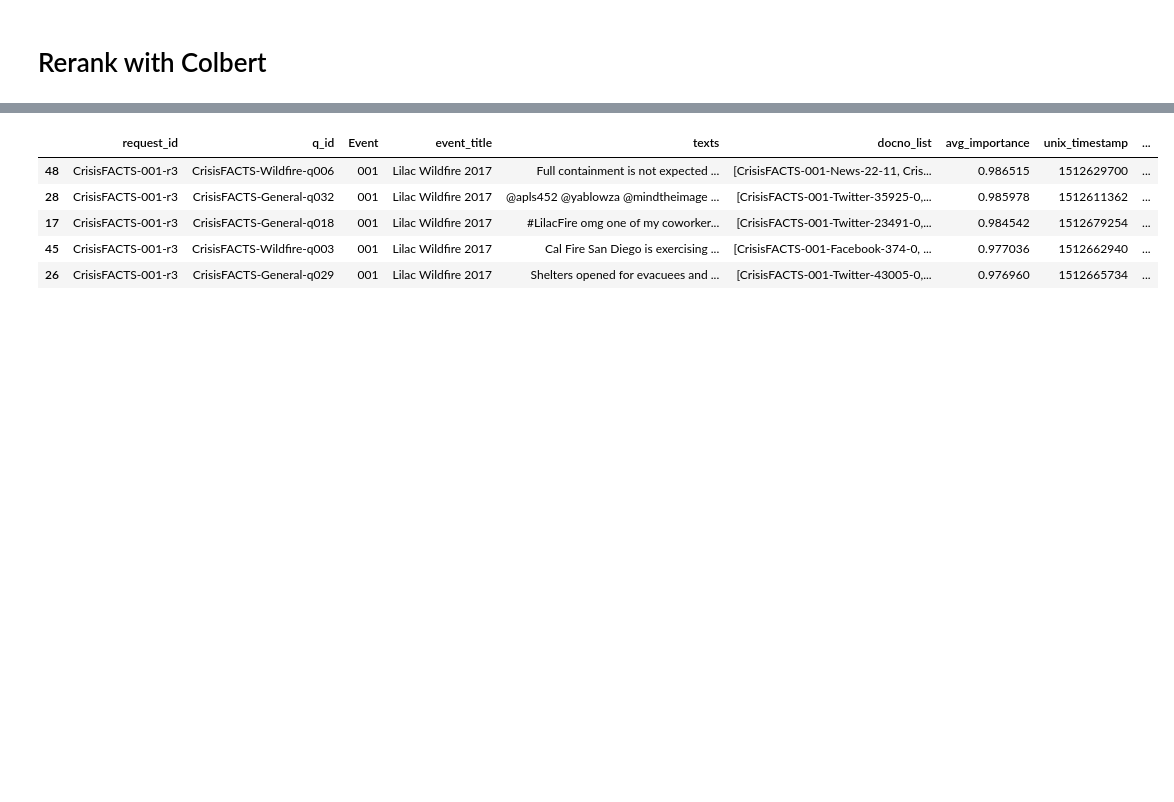
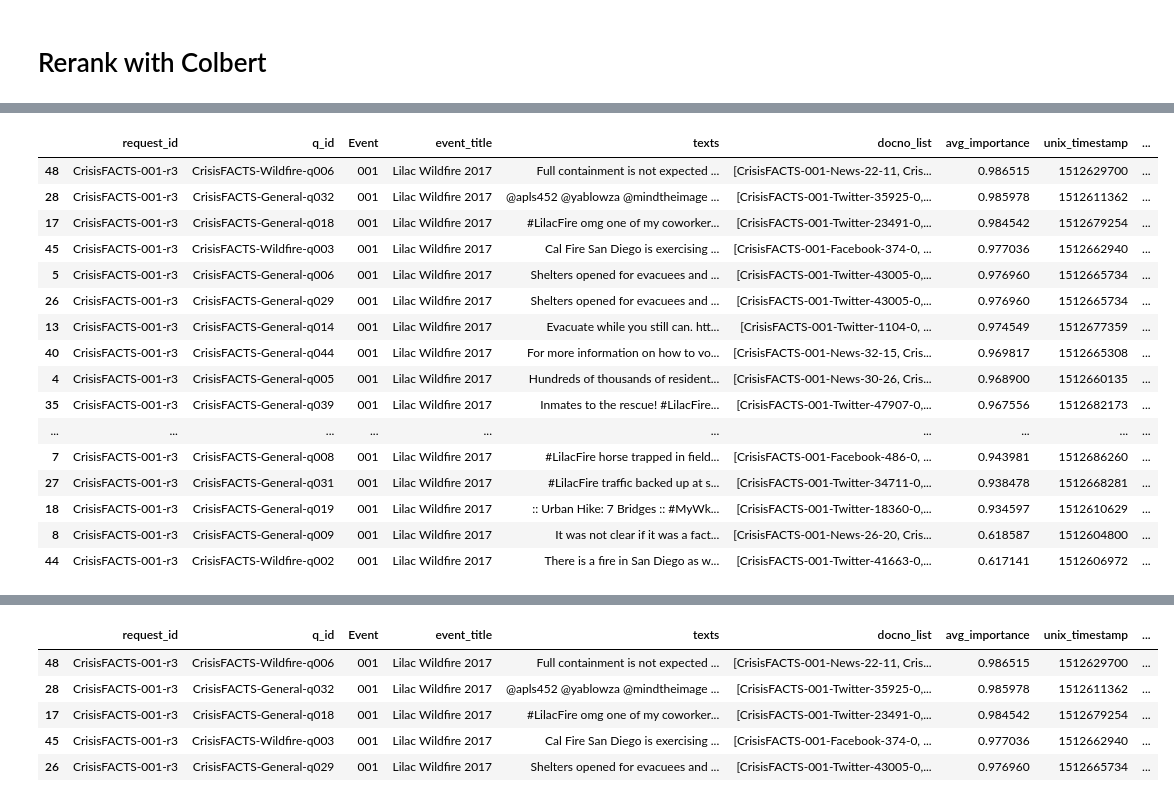
Before and after one commit to jaehobahng/crisisfacts_summarization, a Jupyter notebook: example.ipynb, the cells around one changed output, grey strips where cells are left out. Saved outputs shown, nothing was run; the diff lists cells and outputs as text; code cells hidden in the pictures; blank space fills up the shorter version.

```diff
--- a/example.ipynb
+++ b/example.ipynb
@@ -55,0 +79,20 @@ crisisfacts/001/2017-12-07  processing
+# %%
+a.head(20)
+# %% [output]
+|  | request_id | q_id | Event | event_title | texts | docno_list | avg_importance | unix_timestamp | ... |
+| 48 | CrisisFACTS-001-r3 | CrisisFACTS-Wildfire-q006 | 001 | Lilac Wildfire 2017 | Full containment is not expected ... | [CrisisFACTS-001-News-22-11, Cris... | 0.986515 | 1512629700 | ... |
+| 28 | CrisisFACTS-001-r3 | CrisisFACTS-General-q032 | 001 | Lilac Wildfire 2017 | @apls452 @yablowza @mindtheimage ... | [CrisisFACTS-001-Twitter-35925-0,... | 0.985978 | 1512611362 | ... |
+| 17 | CrisisFACTS-001-r3 | CrisisFACTS-General-q018 | 001 | Lilac Wildfire 2017 | #LilacFire omg one of my coworker... | [CrisisFACTS-001-Twitter-23491-0,... | 0.984542 | 1512679254 | ... |
+| 45 | CrisisFACTS-001-r3 | CrisisFACTS-Wildfire-q003 | 001 | Lilac Wildfire 2017 | Cal Fire San Diego is exercising ... | [CrisisFACTS-001-Facebook-374-0, ... | 0.977036 | 1512662940 | ... |
+| 5 | CrisisFACTS-001-r3 | CrisisFACTS-General-q006 | 001 | Lilac Wildfire 2017 | Shelters opened for evacuees and ... | [CrisisFACTS-001-Twitter-43005-0,... | 0.976960 | 1512665734 | ... |
+| 26 | CrisisFACTS-001-r3 | CrisisFACTS-General-q029 | 001 | Lilac Wildfire 2017 | Shelters opened for evacuees and ... | [CrisisFACTS-001-Twitter-43005-0,... | 0.976960 | 1512665734 | ... |
+| 13 | CrisisFACTS-001-r3 | CrisisFACTS-General-q014 | 001 | Lilac Wildfire 2017 | Evacuate while you still can. htt... | [CrisisFACTS-001-Twitter-1104-0, ... | 0.974549 | 1512677359 | ... |
+| 40 | CrisisFACTS-001-r3 | CrisisFACTS-General-q044 | 001 | Lilac Wildfire 2017 | For more information on how to vo... | [CrisisFACTS-001-News-32-15, Cris... | 0.969817 | 1512665308 | ... |
+| 4 | CrisisFACTS-001-r3 | CrisisFACTS-General-q005 | 001 | Lilac Wildfire 2017 | Hundreds of thousands of resident... | [CrisisFACTS-001-News-30-26, Cris... | 0.968900 | 1512660135 | ... |
+| 35 | CrisisFACTS-001-r3 | CrisisFACTS-General-q039 | 001 | Lilac Wildfire 2017 | Inmates to the rescue! #LilacFire... | [CrisisFACTS-001-Twitter-47907-0,... | 0.967556 | 1512682173 | ... |
+| ... | ... | ... | ... | ... | ... | ... | ... | ... | ... |
+| 7 | CrisisFACTS-001-r3 | CrisisFACTS-General-q008 | 001 | Lilac Wildfire 2017 | #LilacFire horse trapped in field... | [CrisisFACTS-001-Facebook-486-0, ... | 0.943981 | 1512686260 | ... |
+| 27 | CrisisFACTS-001-r3 | CrisisFACTS-General-q031 | 001 | Lilac Wildfire 2017 | #LilacFire traffic backed up at s... | [CrisisFACTS-001-Twitter-34711-0,... | 0.938478 | 1512668281 | ... |
+| 18 | CrisisFACTS-001-r3 | CrisisFACTS-General-q019 | 001 | Lilac Wildfire 2017 | :: Urban Hike: 7 Bridges :: #MyWk... | [CrisisFACTS-001-Twitter-18360-0,... | 0.934597 | 1512610629 | ... |
+| 8 | CrisisFACTS-001-r3 | CrisisFACTS-General-q009 | 001 | Lilac Wildfire 2017 | It was not clear if it was a fact... | [CrisisFACTS-001-News-26-20, Cris... | 0.618587 | 1512604800 | ... |
+| 44 | CrisisFACTS-001-r3 | CrisisFACTS-Wildfire-q002 | 001 | Lilac Wildfire 2017 | There is a fire in San Diego as w... | [CrisisFACTS-001-Twitter-41663-0,... | 0.617141 | 1512606972 | ... |
```
Also changed, not shown: parts of 12 cells of this notebook, 2 other files.
